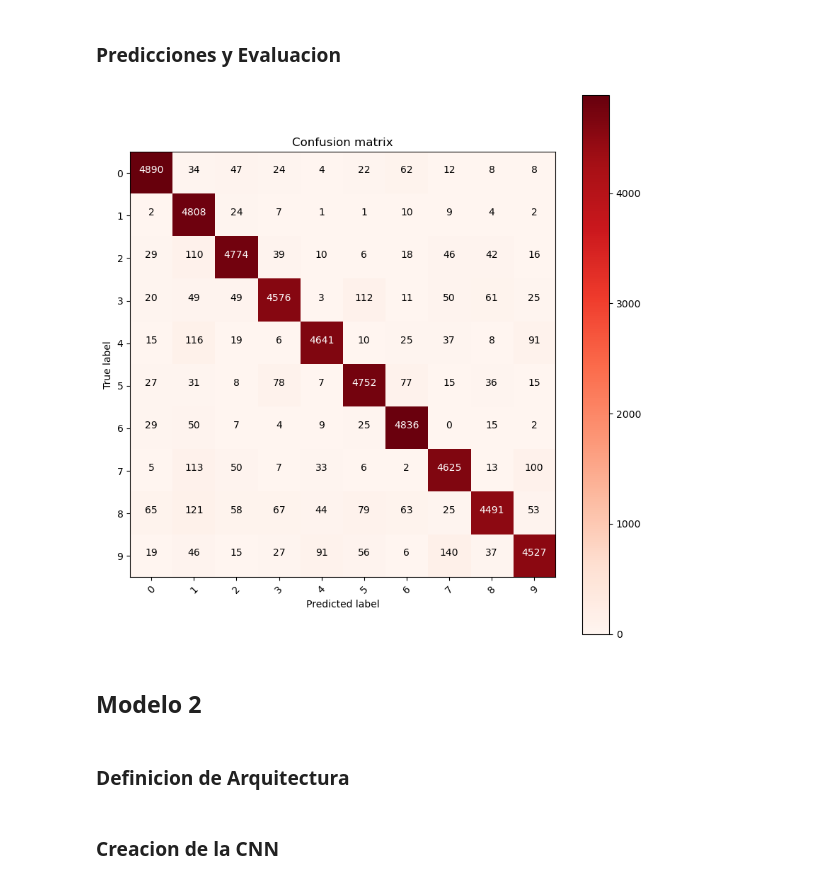
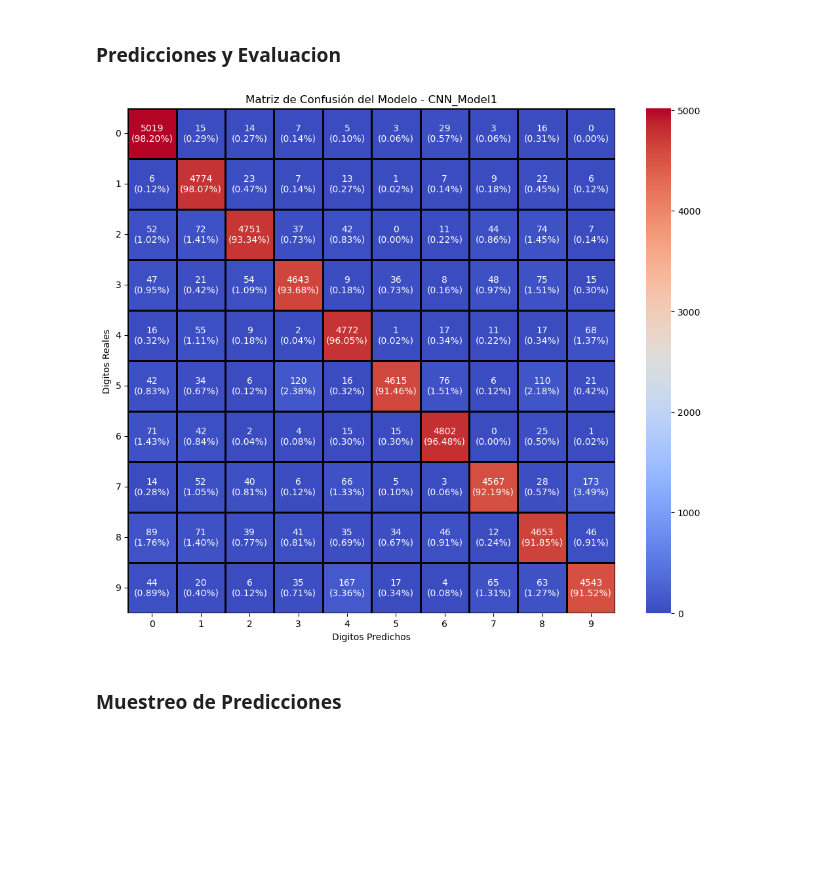
Before and after one commit to LeivaDiego/Lab4-DataScience, a Jupyter notebook: Lab4_CNN.ipynb, the cells around one changed output. Cells and saved outputs as stored; diff of their text form; code cells hidden in the pictures; blank space fills up the shorter version.

```diff
--- a/Lab4_CNN.ipynb
+++ b/Lab4_CNN.ipynb
@@ -1023,15 +977,40 @@ def plot_confusion_matrix(confusion_matrix,
-# %%
-# Get predictions of validation set from last epoch
-y_pred_classes = val_preds[EPOCHS - 1].cpu().numpy().ravel()
-
-# compute the confusion matrix
-cm = confusion_matrix(y_val, y_pred_classes)
-
-# plot the confusion matrix
-plot_confusion_matrix(cm)
-# %% [output]
-[figure, removed]
-# %% [markdown]
-## Modelo 2
+# %%
+def plot_confusion_matrix(y_val, val_preds, name):
+    # Obtener las predicciones de validación
+    y_pred_classes = val_preds[EPOCHS - 1].cpu().numpy().ravel()
+
+    # Calcular la matriz de confusión
+    cm = confusion_matrix(y_val, y_pred_classes)
+
+    # Normalizar la matriz de confusión por filas (por clases reales)
+    cm_percentage = cm.astype('float') / cm.sum(axis=1)[:, np.newaxis]
+
+    # Configurar las etiquetas con conteos y porcentajes por clase
+    group_counts = ["{0:0.0f}".format(value) for value in cm.flatten()]
+    group_percentages = ["{0:.2%}".format(value) for value in cm_percentage.flatten()]
+    box_labels = [f"{v1}\n({v2})" for v1, v2 in zip(group_counts, group_percentages)]
+    box_labels = np.asarray(box_labels).reshape(cm.shape[0], cm.shape[1])
+
+    # Graficar la matriz de confusión
+    plt.figure(figsize=(12, 10))
+    sns.heatmap(data=cm,
+                annot=box_labels,
+                fmt="",
+                linewidths=1,
+                linecolor='black',
+                cmap="coolwarm",
+                xticklabels=range(10),
+                yticklabels=range(10))
+
+    plt.yticks(rotation=0)
+    plt.xlabel('Digitos Predichos')
+    plt.ylabel('Digitos Reales')
+    plt.title(f"Matriz de Confusión del Modelo - {name}")
+    plt.show()
+# %%
+# Graficar la matriz de confusión
+plot_confusion_matrix(y_val=y_val, val_preds=val_preds, name='CNN_Model1')
+# %% [output]
+[figure, added]
 # %% [markdown]
-### Definicion de Arquitectura
+### Muestreo de Predicciones
@@ -1113,2 +1016,0 @@ class CNN_Model2(nn.Module):
-# %% [markdown]
-### Creacion de la CNN
```
Also changed, not shown: parts of 44 cells of this notebook, 1 other file.
